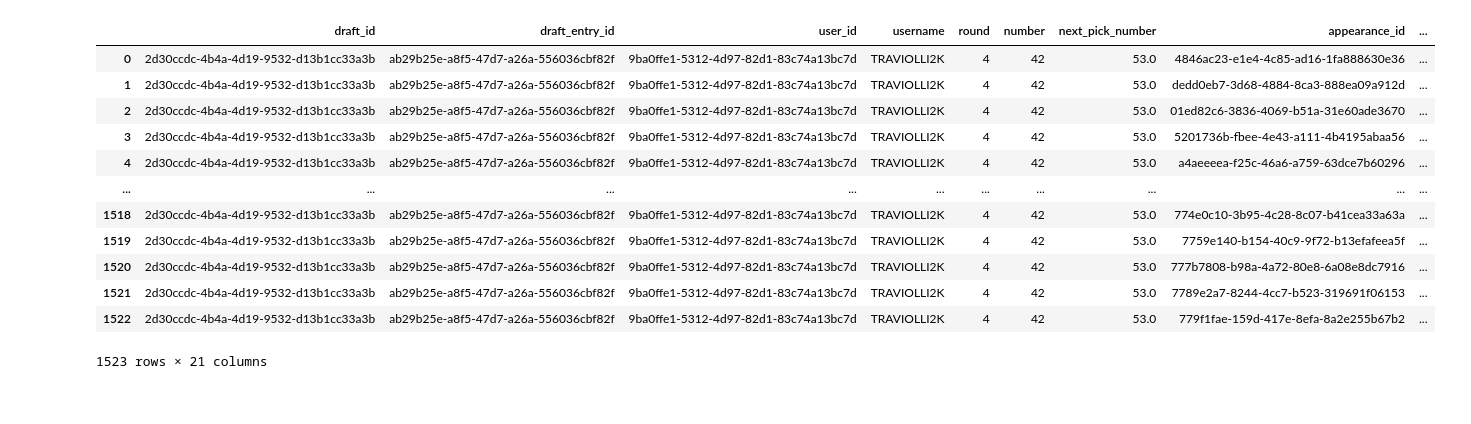
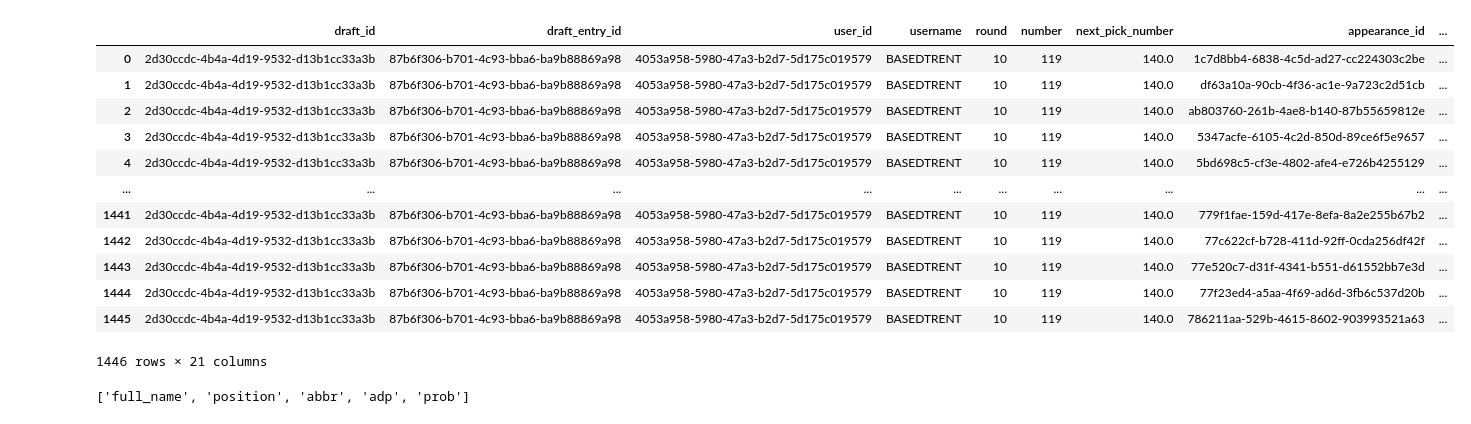
Before and after one commit to ConnorDeLong/Underdog-FF-Draft-Prediction, a Jupyter notebook: UD_draft_model/app/test.ipynb, the cells around one changed output. Saved outputs shown, nothing was run; the diff lists cells and outputs as text; code cells hidden in the pictures.

```diff
--- a/UD_draft_model/app/test.ipynb
+++ b/UD_draft_model/app/test.ipynb
@@ -56,33 +118,19 @@ if valid_token == False:
 # %%
-player_vars = [
-    'appearance_id', 'player_id', 'position', 'first_name', 'last_name',
-    'abbr', 'team_name', 'adp', 'season_projected_points'
-]
-
 active_drafts = scrape_site.DraftsActive(bearer_token)
-
 df_active = active_drafts.create_df_active_drafts()
 
-draft_entry_id = df_active['draft_entry_id'].iloc[0]
-slate_id = df_active['slate_id'].iloc[0]
-scoring_type_id = df_active['scoring_type_id'].iloc[0]
-draft_id = [df_active['id'].iloc[0]]
-rounds = df_active['rounds'].iloc[0]
-refs = scrape_site.ReferenceData(slate_id, scoring_type_id)
+draft_id = df_active['id'].iloc[1]
+params = get_draft_params(df_active, draft_id)
 
-draft_detail = scrape_site.DraftsDetail(draft_id, bearer_token)
+# refs = scrape_site.ReferenceData(params['slate_id'], params['scoring_type_id'])
+draft_detail = scrape_site.DraftsDetail([draft_id], bearer_token)
 
 df_players = refs.create_df_players_master()
 df_players = df_players[player_vars]
-df_draft = draft_detail.create_df_drafts()
+
+# These need to wait until status = 'drafting'
+# df_draft = draft_detail.create_df_drafts()
 df_entries = draft_detail.create_df_draft_entries()
 
-# url = [url for url in draft_detail.url_drafts.values()][0]
-# header = draft_detail.auth_header
-# header['authorization'] = bearer_token
-# _df = draft_detail.read_in_site_data(url, headers=header)
-
-# df
-df_players
-df_active
+df_entries
 # %% [output]
@@ -315,6 +417,7 @@ def load_model(file_path: str) -> ModelVersion:
     ModelVersion
         ModelVersion object with model to be used.
     """
+
     dbfile = open(file_path, 'rb')
     obj = pickle.load(dbfile)
     dbfile.close()
@@ -374,44 +477,44 @@ def merge_prediction(df: pd.DataFrame, pred: np.array, out_col: str) -> pd.DataF
 
     df = pd.concat([df, pred], axis=1)
     df[out_col] = df[out_col].astype(float).round(2)
 
     return df
 
 
 MODEL_PATH = (
     "/home/cdelong/Python-Projects/UD-Draft-Model/"
     + "Repo-Work/UD-Draft-Model/data/models"
 )
 MODEL = "LogisticRegression_v01_v001"
 
 model = load_model(join(MODEL_PATH, MODEL))
 
-df_board = create_draft_board(df_entries, rounds)
+df_board = create_draft_board(df_entries, params['rounds'])
 df_board = prepare_drafts.add_next_pick_number(df_board, filter_nulls=False)
-df_board = add_user_next_pick_number(df_board, draft_entry_id)
+df_board = add_user_next_pick_number(df_board, params['draft_entry_id'])
 
 df_board = update_board(df_board, df_draft)
 df_cur_pick = get_current_pick(df_board)
 df_avail_players = get_avail_players(df_players, df_draft)
 df_w_players = add_avail_players(df_cur_pick, df_avail_players)
 
 df_w_features = add_features.add_features(df_w_players)
 
 probs = create_predictions(df_w_features, model)
 df_w_probs = merge_prediction(df_w_features, probs, 'prob')
 
 df_w_probs
 # %% [output]
 |  | draft_id | draft_entry_id | user_id | username | round | number | next_pick_number | appearance_id | ... |
-| 0 | 2d30ccdc-4b4a-4d19-9532-d13b1cc33a3b | ab29b25e-a8f5-47d7-a26a-556036cbf82f | 9ba0ffe1-5312-4d97-82d1-83c74a13bc7d | TRAVIOLLI2K | 4 | 42 | 53.0 | 4846ac23-e1e4-4c85-ad16-1fa888630e36 | ... |
-| 1 | 2d30ccdc-4b4a-4d19-9532-d13b1cc33a3b | ab29b25e-a8f5-47d7-a26a-556036cbf82f | 9ba0ffe1-5312-4d97-82d1-83c74a13bc7d | TRAVIOLLI2K | 4 | 42 | 53.0 | dedd0eb7-3d68-4884-8ca3-888ea09a912d | ... |
-| 2 | 2d30ccdc-4b4a-4d19-9532-d13b1cc33a3b | ab29b25e-a8f5-47d7-a26a-556036cbf82f | 9ba0ffe1-5312-4d97-82d1-83c74a13bc7d | TRAVIOLLI2K | 4 | 42 | 53.0 | 01ed82c6-3836-4069-b51a-31e60ade3670 | ... |
-| 3 | 2d30ccdc-4b4a-4d19-9532-d13b1cc33a3b | ab29b25e-a8f5-47d7-a26a-556036cbf82f | 9ba0ffe1-5312-4d97-82d1-83c74a13bc7d | TRAVIOLLI2K | 4 | 42 | 53.0 | 5201736b-fbee-4e43-a111-4b4195abaa56 | ... |
-| 4 | 2d30ccdc-4b4a-4d19-9532-d13b1cc33a3b | ab29b25e-a8f5-47d7-a26a-556036cbf82f | 9ba0ffe1-5312-4d97-82d1-83c74a13bc7d | TRAVIOLLI2K | 4 | 42 | 53.0 | a4aeeeea-f25c-46a6-a759-63dce7b60296 | ... |
+| 0 | 2d30ccdc-4b4a-4d19-9532-d13b1cc33a3b | 87b6f306-b701-4c93-bba6-ba9b88869a98 | 4053a958-5980-47a3-b2d7-5d175c019579 | BASEDTRENT | 10 | 119 | 140.0 | 1c7d8bb4-6838-4c5d-ad27-cc224303c2be | ... |
+| 1 | 2d30ccdc-4b4a-4d19-9532-d13b1cc33a3b | 87b6f306-b701-4c93-bba6-ba9b88869a98 | 4053a958-5980-47a3-b2d7-5d175c019579 | BASEDTRENT | 10 | 119 | 140.0 | df63a10a-90cb-4f36-ac1e-9a723c2d51cb | ... |
+| 2 | 2d30ccdc-4b4a-4d19-9532-d13b1cc33a3b | 87b6f306-b701-4c93-bba6-ba9b88869a98 | 4053a958-5980-47a3-b2d7-5d175c019579 | BASEDTRENT | 10 | 119 | 140.0 | ab803760-261b-4ae8-b140-87b55659812e | ... |
+| 3 | 2d30ccdc-4b4a-4d19-9532-d13b1cc33a3b | 87b6f306-b701-4c93-bba6-ba9b88869a98 | 4053a958-5980-47a3-b2d7-5d175c019579 | BASEDTRENT | 10 | 119 | 140.0 | 5347acfe-6105-4c2d-850d-89ce6f5e9657 | ... |
+| 4 | 2d30ccdc-4b4a-4d19-9532-d13b1cc33a3b | 87b6f306-b701-4c93-bba6-ba9b88869a98 | 4053a958-5980-47a3-b2d7-5d175c019579 | BASEDTRENT | 10 | 119 | 140.0 | 5bd698c5-cf3e-4802-afe4-e726b4255129 | ... |
 | ... | ... | ... | ... | ... | ... | ... | ... | ... | ... |
-| 1518 | 2d30ccdc-4b4a-4d19-9532-d13b1cc33a3b | ab29b25e-a8f5-47d7-a26a-556036cbf82f | 9ba0ffe1-5312-4d97-82d1-83c74a13bc7d | TRAVIOLLI2K | 4 | 42 | 53.0 | 774e0c10-3b95-4c28-8c07-b41cea33a63a | ... |
-| 1519 | 2d30ccdc-4b4a-4d19-9532-d13b1cc33a3b | ab29b25e-a8f5-47d7-a26a-556036cbf82f | 9ba0ffe1-5312-4d97-82d1-83c74a13bc7d | TRAVIOLLI2K | 4 | 42 | 53.0 | 7759e140-b154-40c9-9f72-b13efafeea5f | ... |
-| 1520 | 2d30ccdc-4b4a-4d19-9532-d13b1cc33a3b | ab29b25e-a8f5-47d7-a26a-556036cbf82f | 9ba0ffe1-5312-4d97-82d1-83c74a13bc7d | TRAVIOLLI2K | 4 | 42 | 53.0 | 777b7808-b98a-4a72-80e8-6a08e8dc7916 | ... |
-| 1521 | 2d30ccdc-4b4a-4d19-9532-d13b1cc33a3b | ab29b25e-a8f5-47d7-a26a-556036cbf82f | 9ba0ffe1-5312-4d97-82d1-83c74a13bc7d | TRAVIOLLI2K | 4 | 42 | 53.0 | 7789e2a7-8244-4cc7-b523-319691f06153 | ... |
-| 1522 | 2d30ccdc-4b4a-4d19-9532-d13b1cc33a3b | ab29b25e-a8f5-47d7-a26a-556036cbf82f | 9ba0ffe1-5312-4d97-82d1-83c74a13bc7d | TRAVIOLLI2K | 4 | 42 | 53.0 | 779f1fae-159d-417e-8efa-8a2e255b67b2 | ... |
+| 1441 | 2d30ccdc-4b4a-4d19-9532-d13b1cc33a3b | 87b6f306-b701-4c93-bba6-ba9b88869a98 | 4053a958-5980-47a3-b2d7-5d175c019579 | BASEDTRENT | 10 | 119 | 140.0 | 779f1fae-159d-417e-8efa-8a2e255b67b2 | ... |
+| 1442 | 2d30ccdc-4b4a-4d19-9532-d13b1cc33a3b | 87b6f306-b701-4c93-bba6-ba9b88869a98 | 4053a958-5980-47a3-b2d7-5d175c019579 | BASEDTRENT | 10 | 119 | 140.0 | 77c622cf-b728-411d-92ff-0cda256df42f | ... |
+| 1443 | 2d30ccdc-4b4a-4d19-9532-d13b1cc33a3b | 87b6f306-b701-4c93-bba6-ba9b88869a98 | 4053a958-5980-47a3-b2d7-5d175c019579 | BASEDTRENT | 10 | 119 | 140.0 | 77e520c7-d31f-4341-b551-d61552bb7e3d | ... |
+| 1444 | 2d30ccdc-4b4a-4d19-9532-d13b1cc33a3b | 87b6f306-b701-4c93-bba6-ba9b88869a98 | 4053a958-5980-47a3-b2d7-5d175c019579 | BASEDTRENT | 10 | 119 | 140.0 | 77f23ed4-a5aa-4f69-ad6d-3fb6c537d20b | ... |
+| 1445 | 2d30ccdc-4b4a-4d19-9532-d13b1cc33a3b | 87b6f306-b701-4c93-bba6-ba9b88869a98 | 4053a958-5980-47a3-b2d7-5d175c019579 | BASEDTRENT | 10 | 119 | 140.0 | 786211aa-529b-4615-8602-903993521a63 | ... |
-1523 rows × 21 columns
+1446 rows × 21 columns
@@ -431,3 +544,17 @@ draft_detail = scrape_site.DraftsDetail(draft_id, bearer_token)
 
 df_players = refs.create_df_players_master()
 df_draft = draft_detail.create_df_drafts()
+# %%
+rename_cols = {
+    "full_name": "Player",
+    "position": "Position",
+    "abbr": "Team",
+    "adp": "ADP",
+    "prob": "Next Pick Selected Probability",
+}
+
+# df_w_probs = df_w_probs[list(rename_cols.keys)]
+
+list(rename_cols.keys())
+# %% [output]
+['full_name', 'position', 'abbr', 'adp', 'prob']
```
Also changed, not shown: parts of 4 cells of this notebook, 7 other files.
